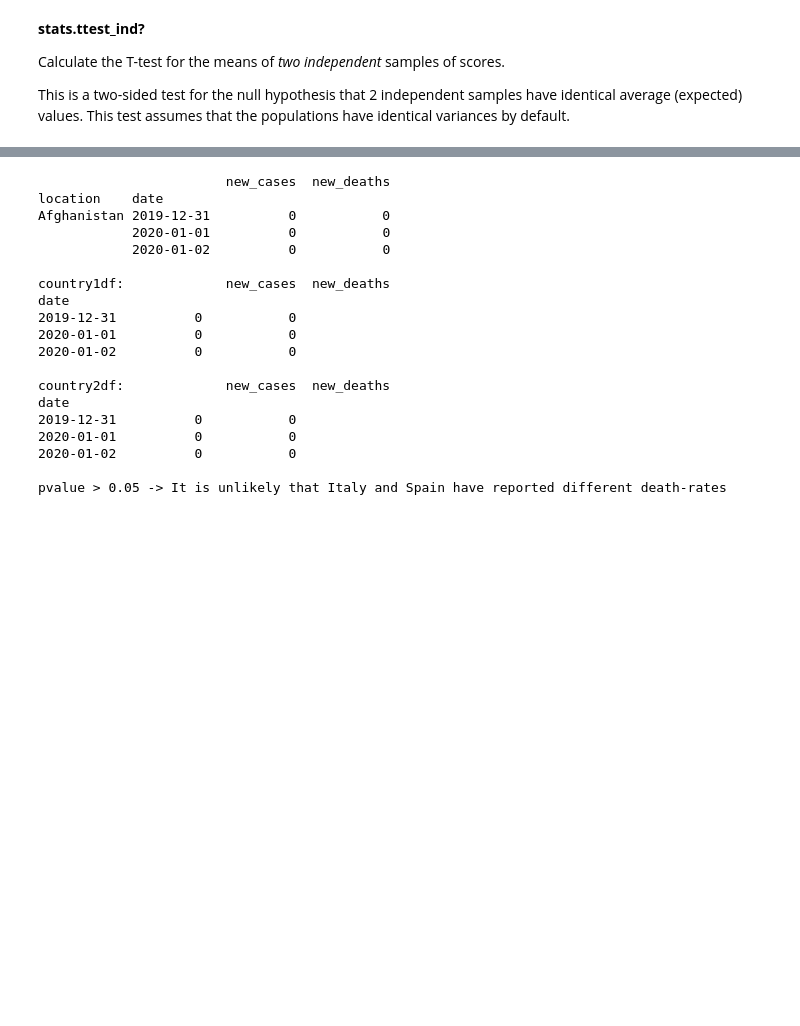
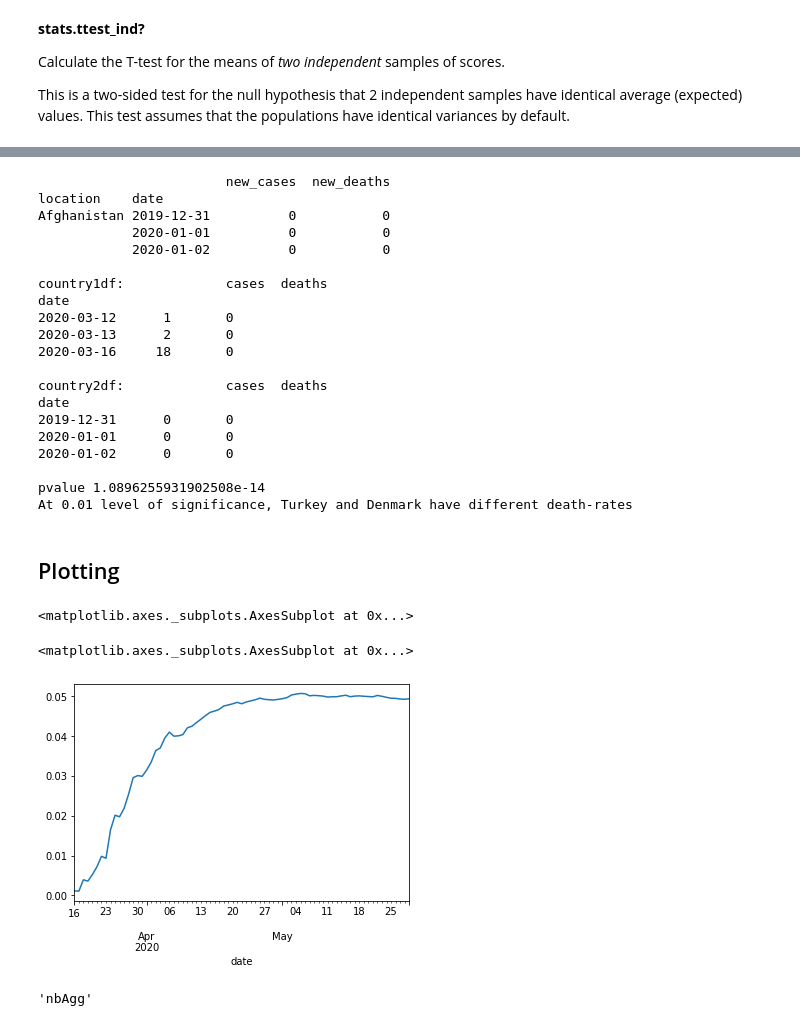
Before and after one commit to abtkod/practice, a Jupyter notebook: notes/ds-notes.ipynb, the cells around one changed output, grey strips where cells are left out. Saved outputs shown, nothing was run; the diff lists cells and outputs as text; code cells hidden in the pictures; blank space fills up the shorter version.

```diff
--- a/notes/ds-notes.ipynb
+++ b/notes/ds-notes.ipynb
@@ -594,7 +613,7 @@ populations have identical variances by default.
 # %%
 # calculating the average increase rate in new_deaths for each country
-alpha = 0.05
-country1, country2 = 'Italy', 'Spain'
+alpha = 0.01
+country1, country2 = 'Turkey', 'Denmark'
 df = (dfalldata[['location', 'date', 'new_cases', 'new_deaths']]
       .copy())
 df['date'] = pd.to_datetime(df['date'])
@@ -602,23 +621,32 @@ df = df.set_index(['location', 'date']).sort_index()
 print(df.head(3))
 print()
 c1df = df.loc[country1]
+c1df[['new_cases', 'new_deaths']] = (c1df[['new_cases', 'new_deaths']]
+                                 .cumsum())
+c1df.rename(columns={'new_cases':'cases', 'new_deaths':'deaths'}, inplace=True)
 print('country1df:', c1df.head(3))
 print()
 c2df = df.loc[country2]
+c2df[['new_cases', 'new_deaths']] = (c2df[['new_cases', 'new_deaths']]
+                                 .cumsum())
+c2df.rename(columns={'new_cases':'cases', 'new_deaths':'deaths'}, inplace=True)
 print('country2df:', c2df.head(3))
 print()
-c1initdate = c1df.loc[c1df['new_cases'] > 0, 'new_cases'].idxmin()
+# Use the data after first death reported
+c1initdate = c1df.loc[c1df['deaths'] > 0, 'deaths'].idxmin()
 c1df = c1df.loc[c1initdate:]
-c2initdate = c2df.loc[c2df['new_cases'] > 0, 'new_cases'].idxmin()
+c2initdate = c2df.loc[c2df['deaths'] > 0, 'deaths'].idxmin()
 c2df = c2df.loc[c2initdate:]
-# find the date the first death reported and drop all records before that for that country
-c1df['death_ratio'] = (c1df['new_deaths'] / c1df['new_cases']).fillna(0)
-c2df['death_ratio'] = (c2df['new_deaths'] / c2df['new_cases']).fillna(0)
-res = stats.ttest_ind(c1df['death_ratio'], c2df['death_ratio'])
+c1df['death_rate'] = (c1df['deaths'] / c1df['cases']).fillna(0)
+c2df['death_rate'] = (c2df['deaths'] / c2df['cases']).fillna(0)
+res = stats.ttest_ind(c1df['death_rate'], c2df['death_rate'], equal_var=False)
 if res.pvalue < alpha:
-    print(f'pvalue < {alpha} -> It is likely that {country1} and {country2} have reported different death-rates')
+    # reject null hypothesis
+    print('pvalue', res.pvalue)
+    print(f'At {alpha} level of significance, {country1} and {country2} have different death-rates')
 else:
-    print(f'pvalue > {alpha} -> It is unlikely that {country1} and {country2} have reported different death-rates')
+    print('pvalue', res.pvalue)
+    print(f'At {alpha} level of significance, {country1} and {country2} might have the same death-rates')
 # %% [output]
                         new_cases  new_deaths
 location    date
@@ -626,16 +654,28 @@ Afghanistan 2019-12-31          0           0
             2020-01-01          0           0
             2020-01-02          0           0
 
-country1df:             new_cases  new_deaths
+country1df:             cases  deaths
 date
-2019-12-31          0           0
-2020-01-01          0           0
-2020-01-02          0           0
+2020-03-12      1       0
+2020-03-13      2       0
+2020-03-16     18       0
 
-country2df:             new_cases  new_deaths
+country2df:             cases  deaths
 date
-2019-12-31          0           0
-2020-01-01          0           0
-2020-01-02          0           0
+2019-12-31      0       0
+2020-01-01      0       0
+2020-01-02      0       0
 
-pvalue > 0.05 -> It is unlikely that Italy and Spain have reported different death-rates
+pvalue 1.0896255931902508e-14
+At 0.01 level of significance, Turkey and Denmark have different death-rates
+# %% [markdown]
+## Plotting <a class="anchor" id="plotting"></a>
+# %%
+c1df['death_rate'].plot()
+# %% [output]
+<matplotlib.axes._subplots.AxesSubplot at 0x...>
+# %%
+c2df['death_rate'].plot()
+# %% [output]
+<matplotlib.axes._subplots.AxesSubplot at 0x...>
+[figure, added]
@@ -641,0 +684,5 @@ pvalue > 0.05 -> It is unlikely that Italy and Spain have reported different dea
+# %%
+import matplotlib as mpl
+mpl.get_backend()
+# %% [output]
+'nbAgg'
```
Also changed, not shown: parts of 19 cells of this notebook.
